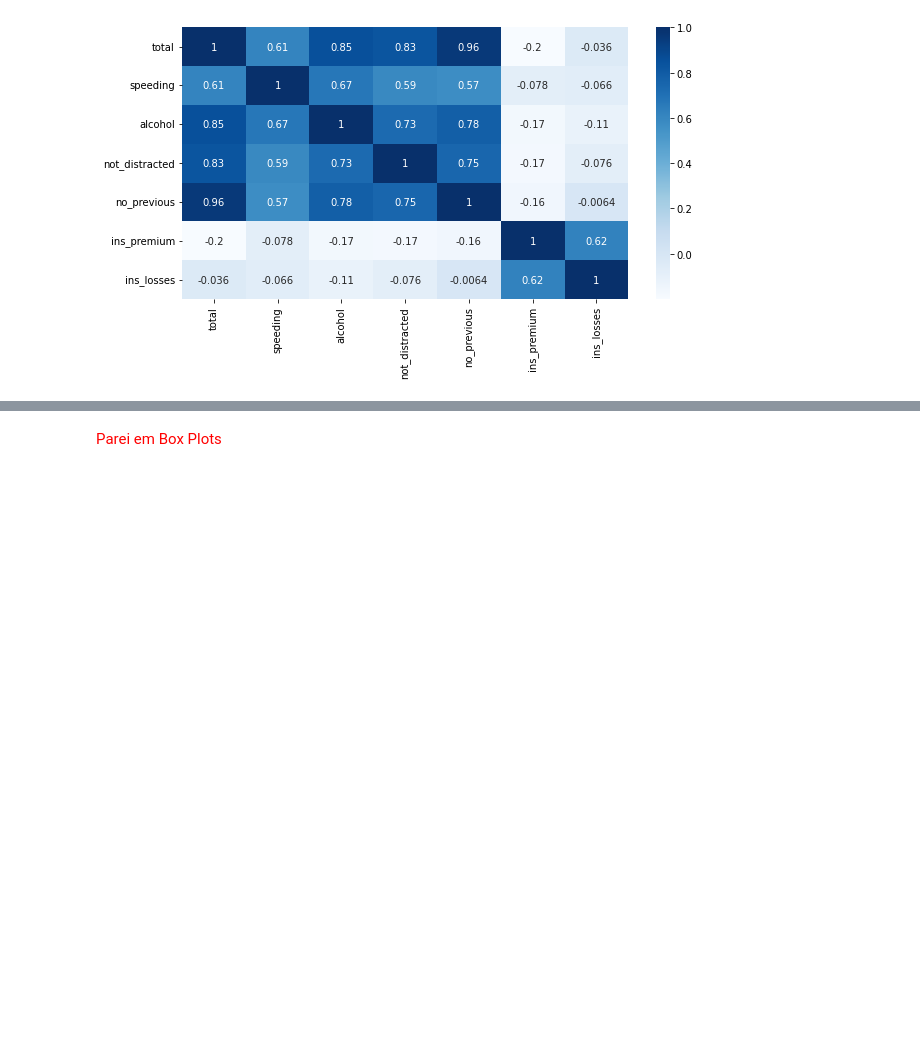
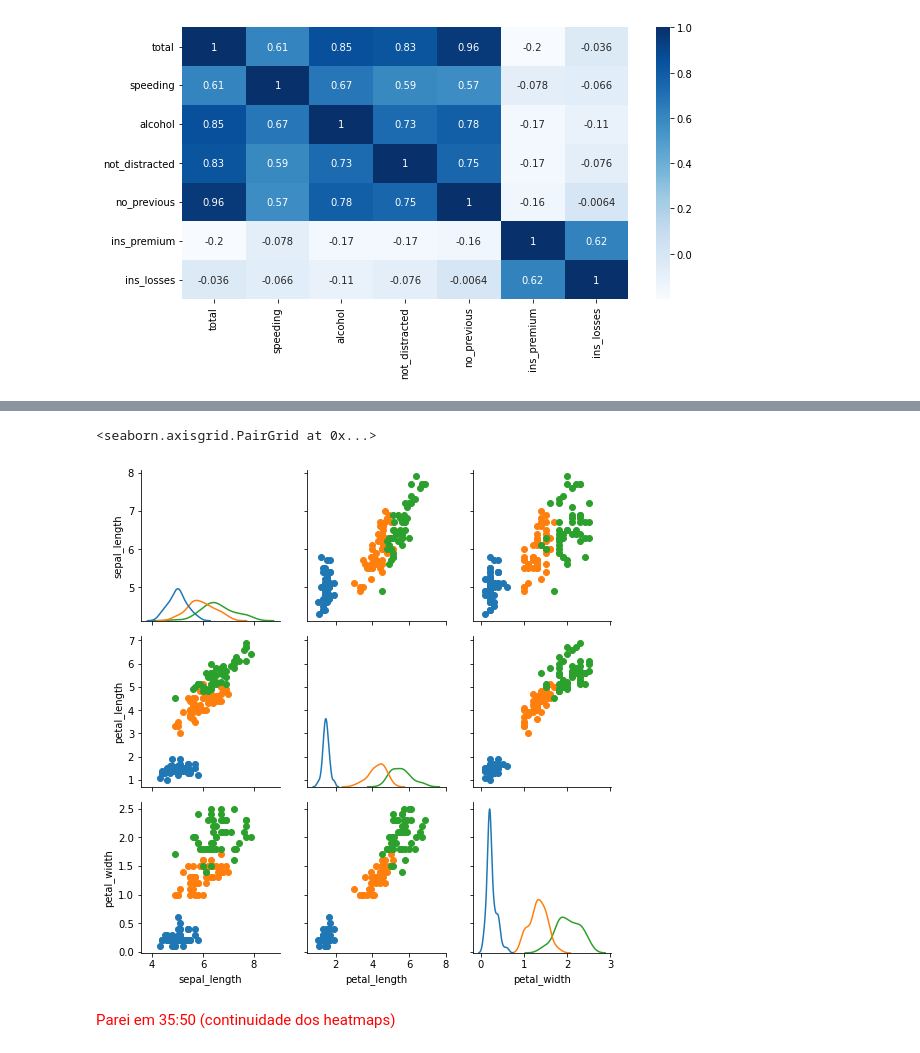
Before and after one commit to felipesveiga/Seaborn, a Jupyter notebook: Derek Banas/seaborn.ipynb, the cells around one changed output, grey strips where cells are left out. Drawn from its saved outputs; the diff is of its cells as text; code cells hidden in the pictures; blank space fills up the shorter version.

Commit message:
Facet Grid

```diff
--- a/Derek Banas/seaborn.ipynb
+++ b/Derek Banas/seaborn.ipynb
@@ -182,2 +247,21 @@ sns.heatmap(crash_corr, cmap='Blues', annot=True)
+# %%
+iris = sns.load_dataset('iris')
+
+# Veja que, de imediato, podemos escolher quais colunas do DF serão utilizadas nos eixos com 'x_vars' e 'y_vars'.
+iris_g = sns.PairGrid(iris, hue='species', x_vars=['sepal_length', 'petal_length', 'petal_width'],
+                            y_vars=['sepal_length', 'petal_length', 'petal_width'])
+
+# Use os métodos .map(..) para escolher que tipos de gráficos devem ser mostrados.
+
+# Uma vez usado, o comando map pode ser desativado.
+#iris_g.map(plt.scatter)
+iris_g.map_diag(sns.kdeplot)
+
+# Note que com o comando acima, vamos ter um histograma e scatter plots.
+# Vamos desligar os scatter plots com o comando a seguir.
+iris_g.map_offdiag(plt.scatter)
+# %% [output]
+<seaborn.axisgrid.PairGrid at 0x...>
+[figure, added]
 # %% [markdown]
-<p style='color:red'> Parei em Box Plots</p>
+<p style='color:red'> Parei em 35:50 (continuidade dos heatmaps)</p>
```
Also changed, not shown: parts of 7 cells of this notebook.
